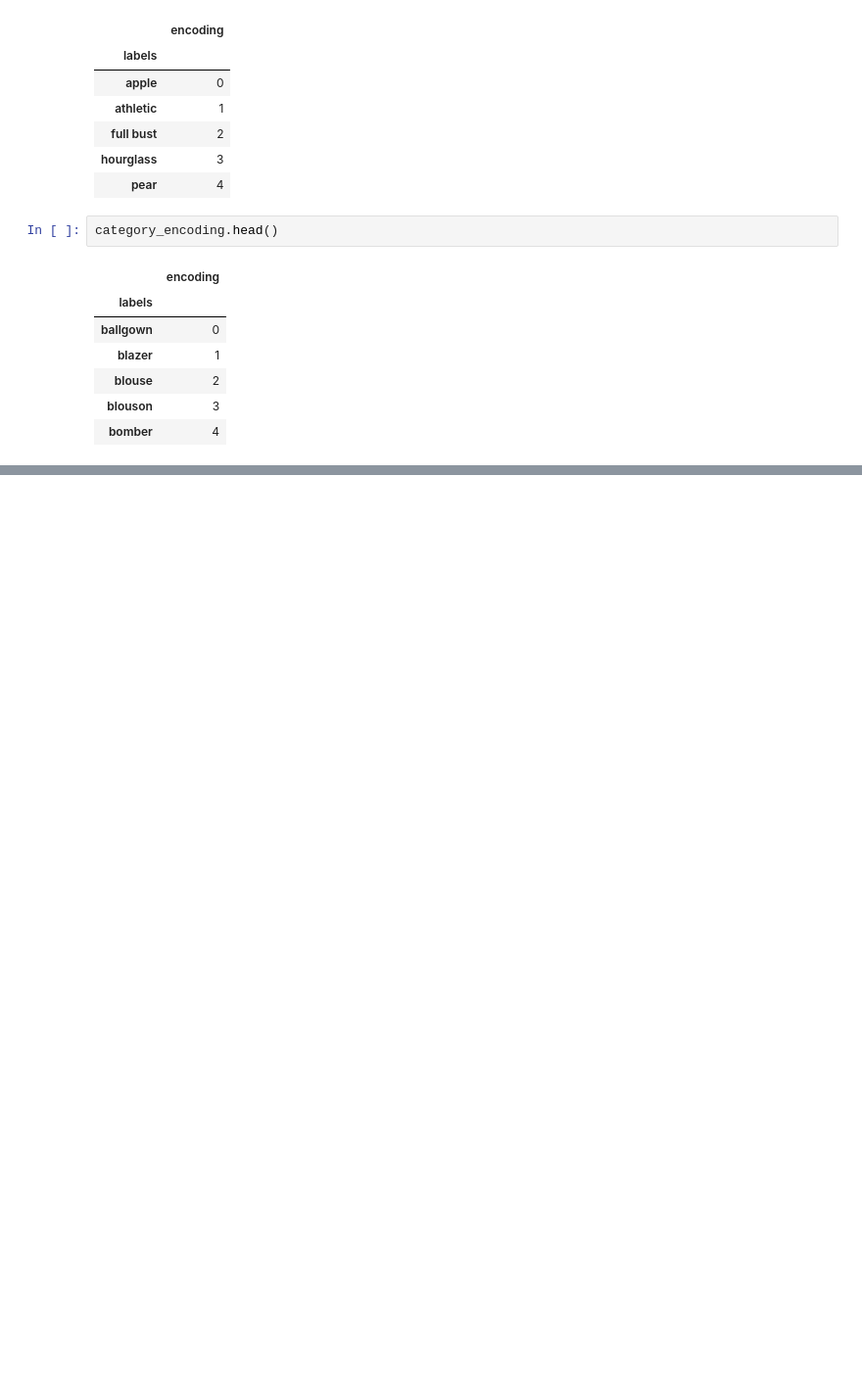
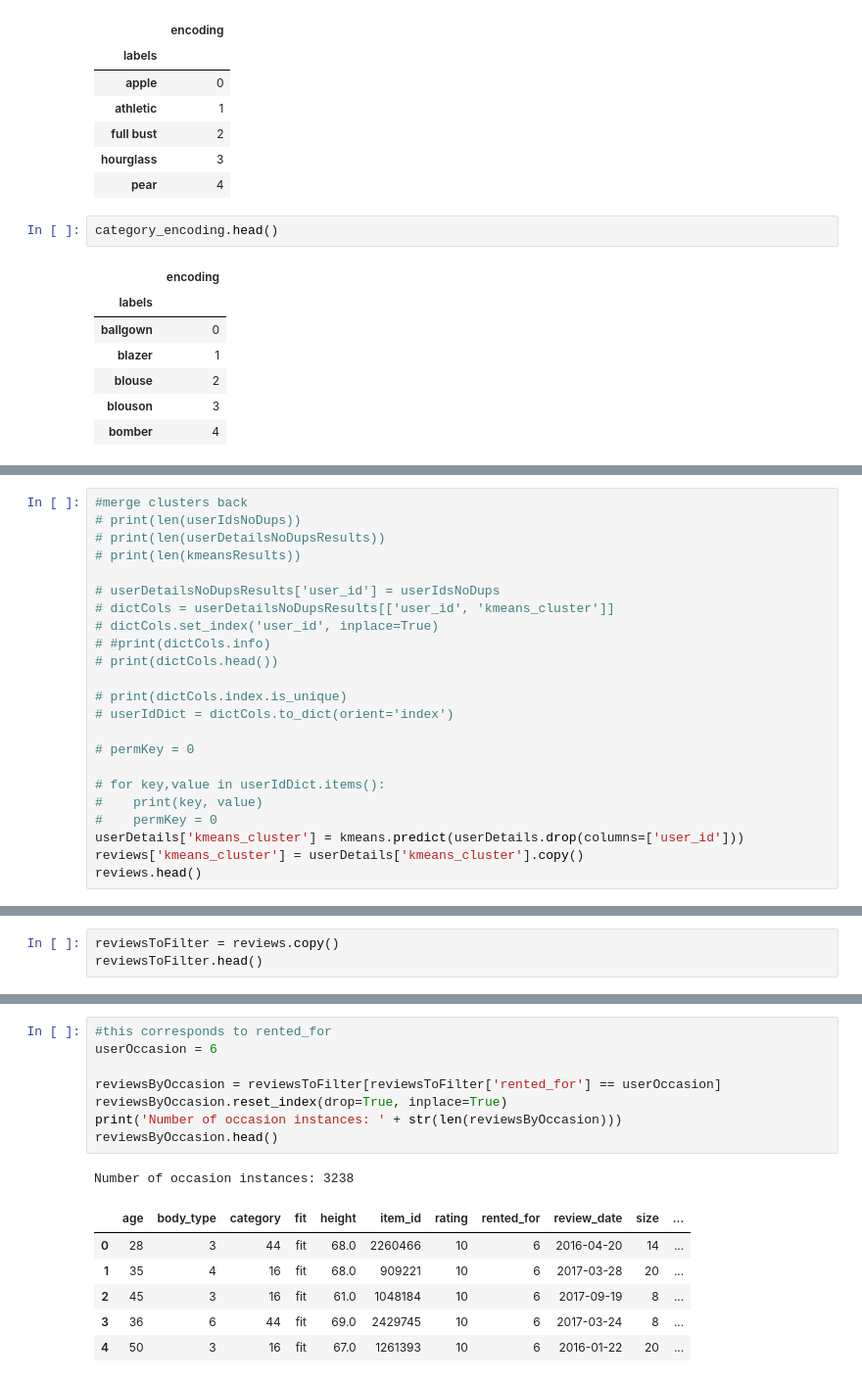
Before and after one commit to mdsvoren/eecs731-final-project, a Jupyter notebook: notebooks/Clustering.ipynb, the cells around one changed output, grey strips where cells are left out. Shown at 98% size. Saved outputs shown, nothing was run; the diff lists cells and outputs as text; blank space fills up the shorter version.

```diff
--- a/notebooks/Clustering.ipynb
+++ b/notebooks/Clustering.ipynb
@@ -50,0 +179,23 @@ category_encoding.head()
+# %%
+#merge clusters back
+# print(len(userIdsNoDups))
+# print(len(userDetailsNoDupsResults))
+# print(len(kmeansResults))
+
+# userDetailsNoDupsResults['user_id'] = userIdsNoDups
+# dictCols = userDetailsNoDupsResults[['user_id', 'kmeans_cluster']]
+# dictCols.set_index('user_id', inplace=True)
+# #print(dictCols.info)
+# print(dictCols.head())
+
+# print(dictCols.index.is_unique)
+# userIdDict = dictCols.to_dict(orient='index')
+
+# permKey = 0
+
+# for key,value in userIdDict.items():
+#    print(key, value)
+#    permKey = 0
+userDetails['kmeans_cluster'] = kmeans.predict(userDetails.drop(columns=['user_id']))
+reviews['kmeans_cluster'] = userDetails['kmeans_cluster'].copy()
+reviews.head()
@@ -50,0 +215,3 @@ category_encoding.head()
+# %%
+reviewsToFilter = reviews.copy()
+reviewsToFilter.head()
@@ -50,0 +225,16 @@ category_encoding.head()
+# %%
+#this corresponds to rented_for
+userOccasion = 6
+
+reviewsByOccasion = reviewsToFilter[reviewsToFilter['rented_for'] == userOccasion]
+reviewsByOccasion.reset_index(drop=True, inplace=True)
+print('Number of occasion instances: ' + str(len(reviewsByOccasion)))
+reviewsByOccasion.head()
+# %% [output]
+Number of occasion instances: 3238
+|  | age | body_type | category | fit | height | item_id | rating | rented_for | review_date | size | ... |
+| 0 | 28 | 3 | 44 | fit | 68.0 | 2260466 | 10 | 6 | 2016-04-20 | 14 | ... |
+| 1 | 35 | 4 | 16 | fit | 68.0 | 909221 | 10 | 6 | 2017-03-28 | 20 | ... |
+| 2 | 45 | 3 | 16 | fit | 61.0 | 1048184 | 10 | 6 | 2017-09-19 | 8 | ... |
+| 3 | 36 | 6 | 44 | fit | 69.0 | 2429745 | 10 | 6 | 2017-03-24 | 8 | ... |
+| 4 | 50 | 3 | 16 | fit | 67.0 | 1261393 | 10 | 6 | 2016-01-22 | 20 | ... |
```
Also changed, not shown: parts of 15 cells of this notebook.
